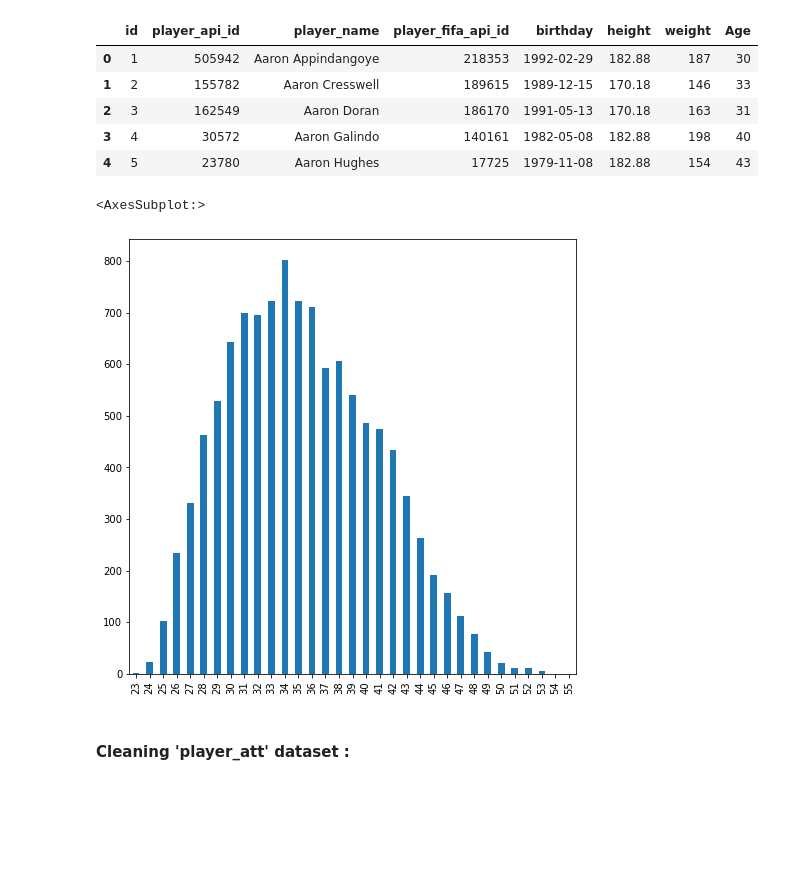
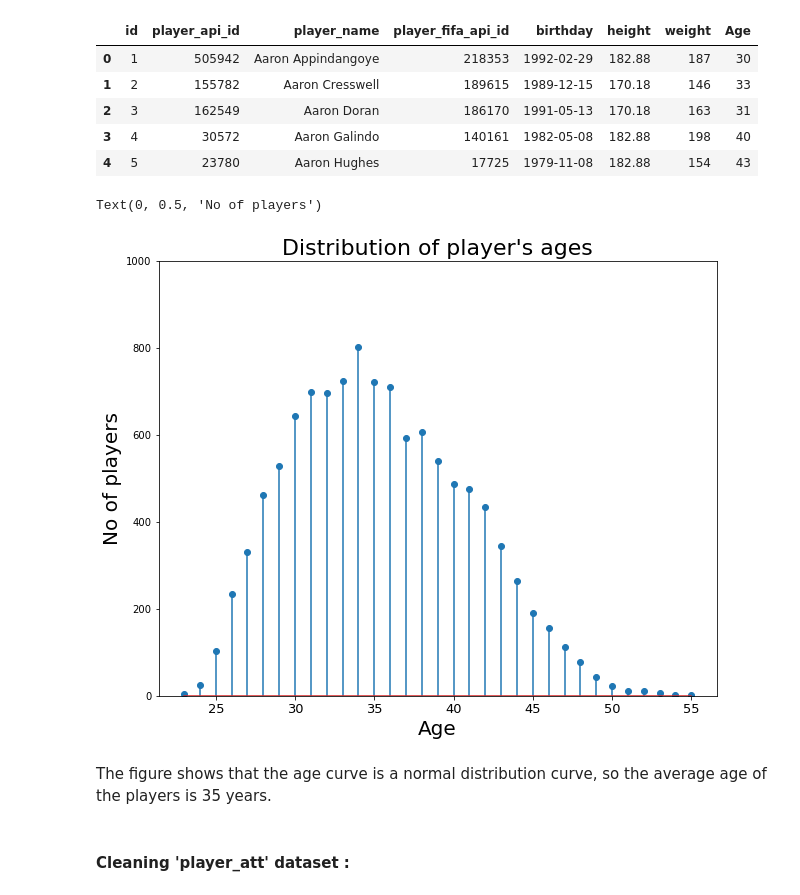
Before and after one commit to mo7amed7assan1911/European-Soccer-Data-Analysis, a Jupyter notebook: investigate-a-dataset-template.ipynb, the cells around one changed output. Drawn from its saved outputs; the diff is of its cells as text; code cells hidden in the pictures; blank space fills up the shorter version.

```diff
--- a/investigate-a-dataset-template.ipynb
+++ b/investigate-a-dataset-template.ipynb
@@ -540,12 +355,21 @@ player.head()
 | 2 | 3 | 162549 | Aaron Doran | 186170 | 1991-05-13 | 170.18 | 163 | 31 |
 | 3 | 4 | 30572 | Aaron Galindo | 140161 | 1982-05-08 | 182.88 | 198 | 40 |
 | 4 | 5 | 23780 | Aaron Hughes | 17725 | 1979-11-08 | 182.88 | 154 | 43 |
-# %%
-ide = sorted(player.Age.value_counts().index)
-player.Age.value_counts()[ide].plot(kind='bar', figsize=(8, 8))
-# %% [output]
-<AxesSubplot:>
-[figure, removed]
+# %%
+ide = sorted(player.Age.value_counts().index)
+Data = player.Age.value_counts()[ide]
+plt.subplots(figsize=(10, 8))
+plt.stem(Data.index, Data.values, use_line_collection=True)
+plt.ylim(0, 1000)
+plt.xticks(fontsize=13)
+plt.xlabel('Age', fontsize=20)
+plt.title("Distribution of player's ages", fontsize= 22)
+plt.ylabel('No of players', fontsize=20)
+# %% [output]
+Text(0, 0.5, 'No of players')
+[figure, added]
+# %% [markdown]
+The figure shows that the age curve is a normal distribution curve, so the average age of the players is 35 years.
 # %% [markdown]
 #### Cleaning 'player_att' dataset :
 # %%
```
Also changed, not shown: parts of 47 cells of this notebook.
